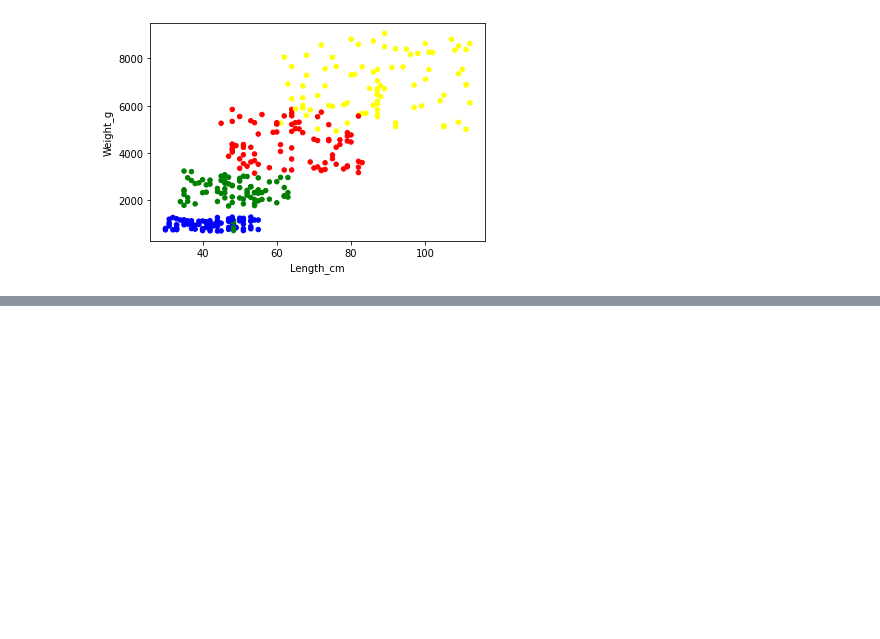
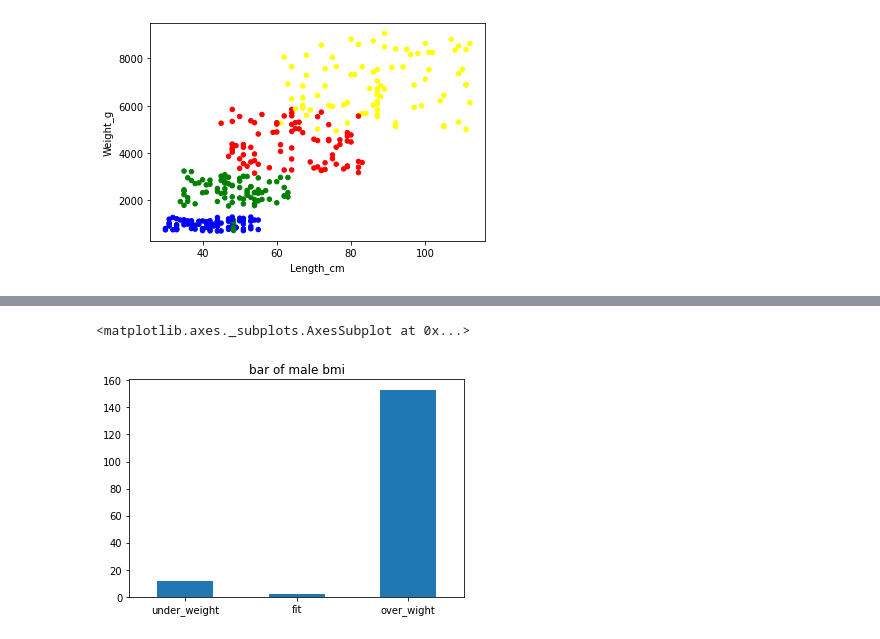
Before and after one commit to Hero0963/data-science-, a Jupyter notebook: data_science_ch05.ipynb, the cells around one changed output, grey strips where cells are left out. Saved outputs shown, nothing was run; the diff lists cells and outputs as text; code cells hidden in the pictures; blank space fills up the shorter version.

```diff
--- a/data_science_ch05.ipynb
+++ b/data_science_ch05.ipynb
@@ -75,0 +156,6 @@ df.to_csv('/content/MyGoogleDrive/My Drive/Colab Notebooks/Python_Data_Science/p
+# %%
+df_bmi['male']
+df_bmi['male'].plot(kind='bar', rot=0 , title='bar of male bmi')
+# %% [output]
+<matplotlib.axes._subplots.AxesSubplot at 0x...>
+[figure, added]
```
Also changed, not shown: parts of 15 cells of this notebook.
